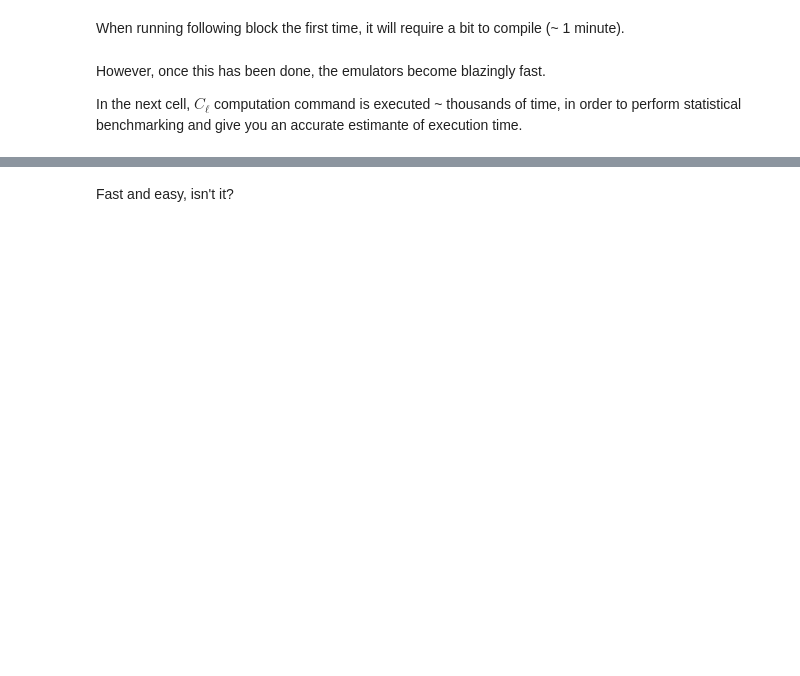
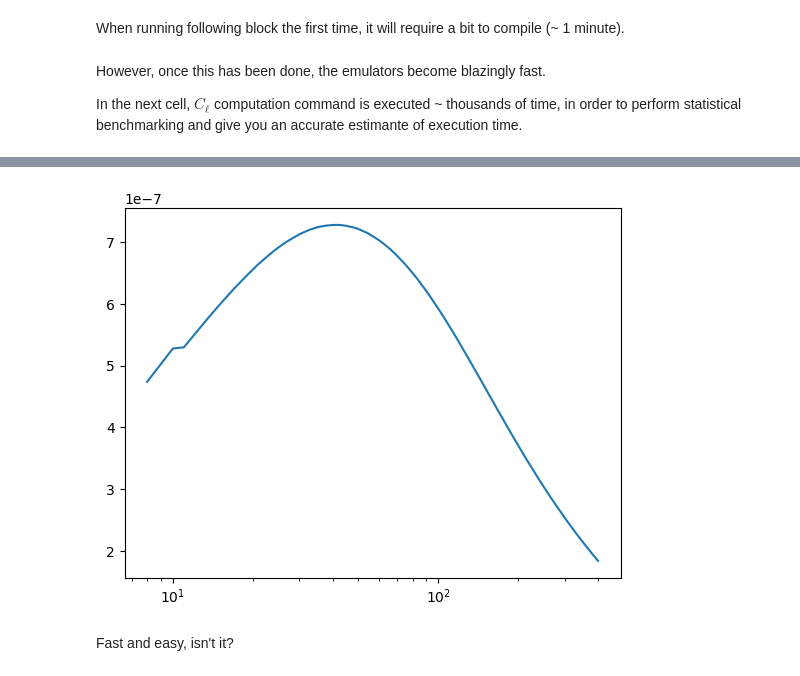
Before and after one commit to CosmologicalEmulators/PyCapse, a Jupyter notebook: notebooks/example_PyCapse.ipynb, the cells around one changed output, grey strips where cells are left out. Drawn from its saved outputs; the diff is of its cells as text; code cells hidden in the pictures; blank space fills up the shorter version.

```diff
--- a/notebooks/example_PyCapse.ipynb
+++ b/notebooks/example_PyCapse.ipynb
@@ -49,5 +71,7 @@ plt.plot(ℓEE_TE, ℓEE_TE*(ℓEE_TE+1)*CℓTE)
 # %%
-plt.plot(ℓTT_PP, (ℓTT_PP*(ℓTT_PP+1))**2*CℓPP)
+plt.plot(ℓPP, (ℓPP*(ℓPP+1))**2*CℓPP)
 plt.xscale('log')
+# %% [output]
+[figure, added]
 # %% [markdown]
 Fast and easy, isn't it?
```
Also changed, not shown: parts of 6 cells of this notebook.
